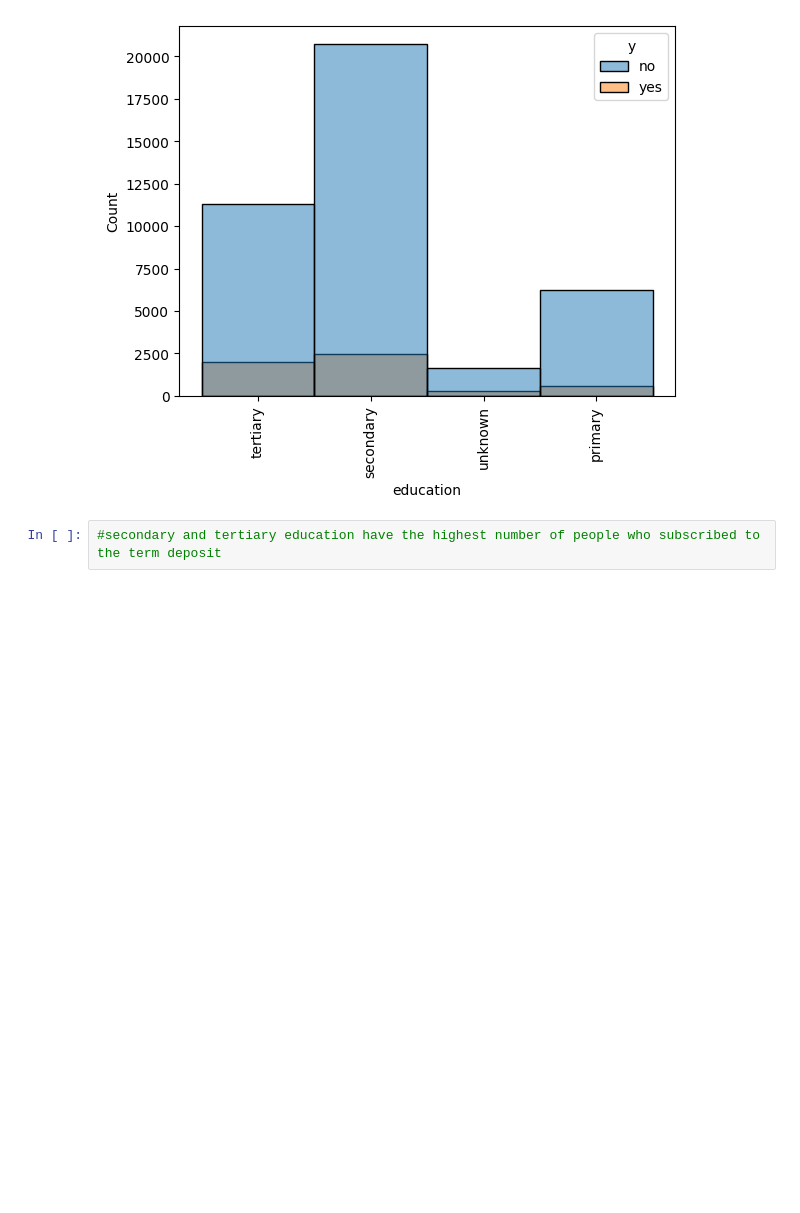
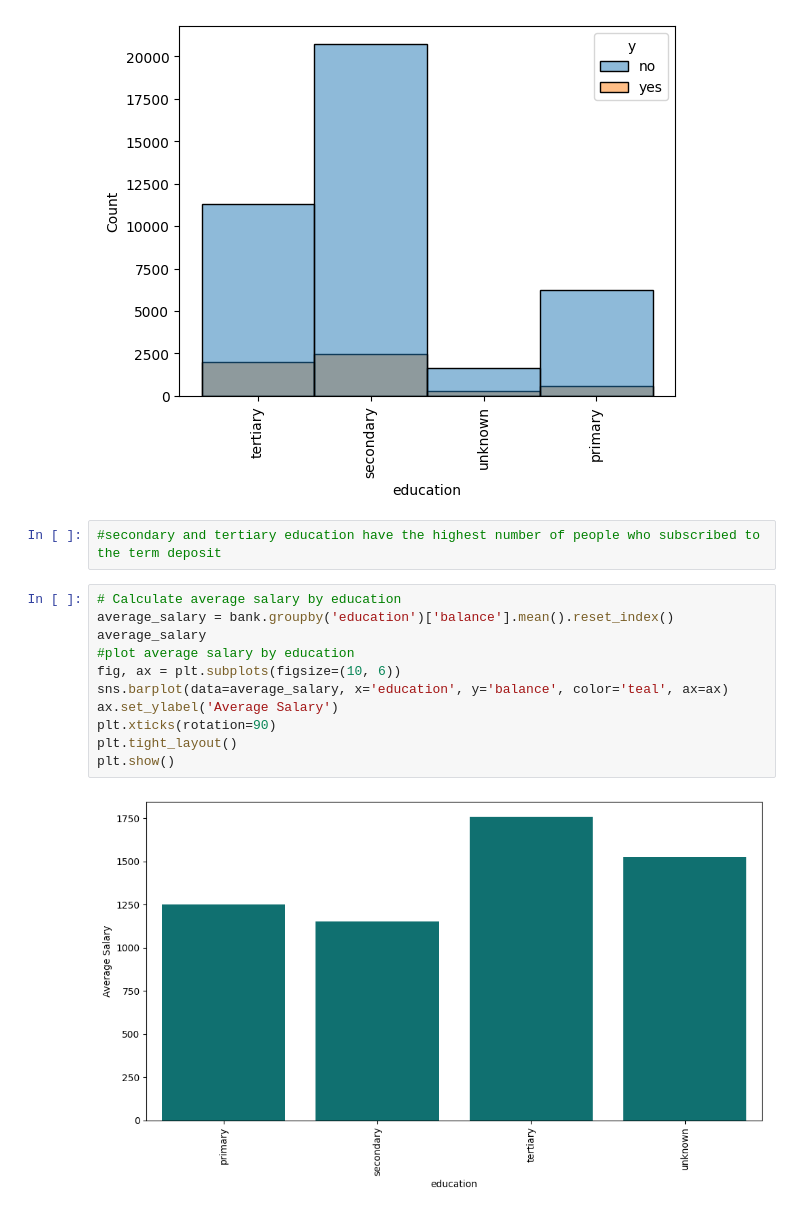
Before and after one commit to krsnathkr/PredictingBankTermDeposits, a Jupyter notebook: main.ipynb, the cells around one changed output. Saved outputs shown, nothing was run; the diff lists cells and outputs as text; blank space fills up the shorter version.

```diff
--- a/main.ipynb
+++ b/main.ipynb
@@ -132,3 +124,16 @@ plt.show()
 [figure]
 # %%
 #secondary and tertiary education have the highest number of people who subscribed to the term deposit
+# %%
+# Calculate average salary by education
+average_salary = bank.groupby('education')['balance'].mean().reset_index()
+average_salary
+#plot average salary by education
+fig, ax = plt.subplots(figsize=(10, 6))
+sns.barplot(data=average_salary, x='education', y='balance', color='teal', ax=ax)
+ax.set_ylabel('Average Salary')
+plt.xticks(rotation=90)
+plt.tight_layout()
+plt.show()
+# %% [output]
+[figure, added]
```
Also changed, not shown: parts of 3 cells of this notebook.
